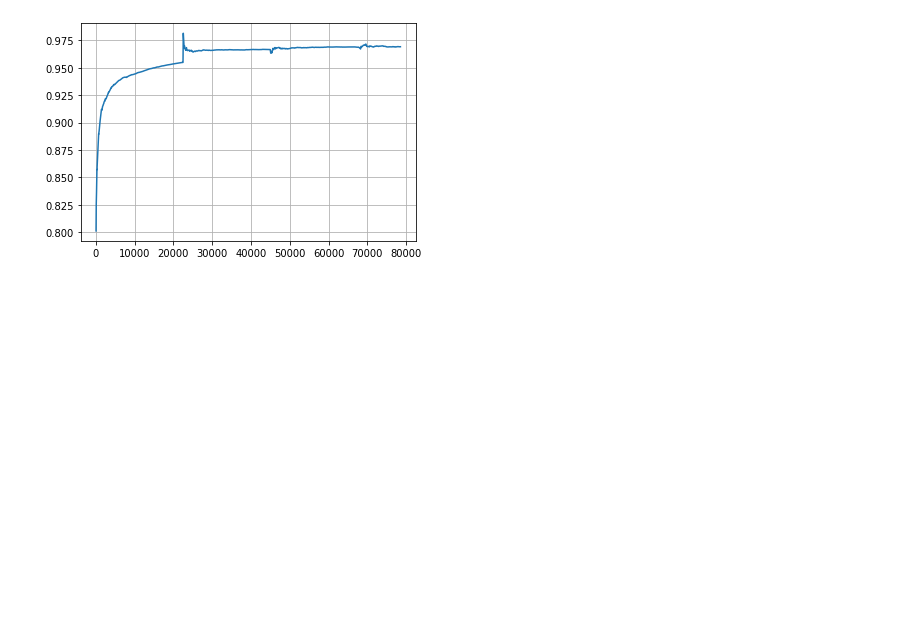
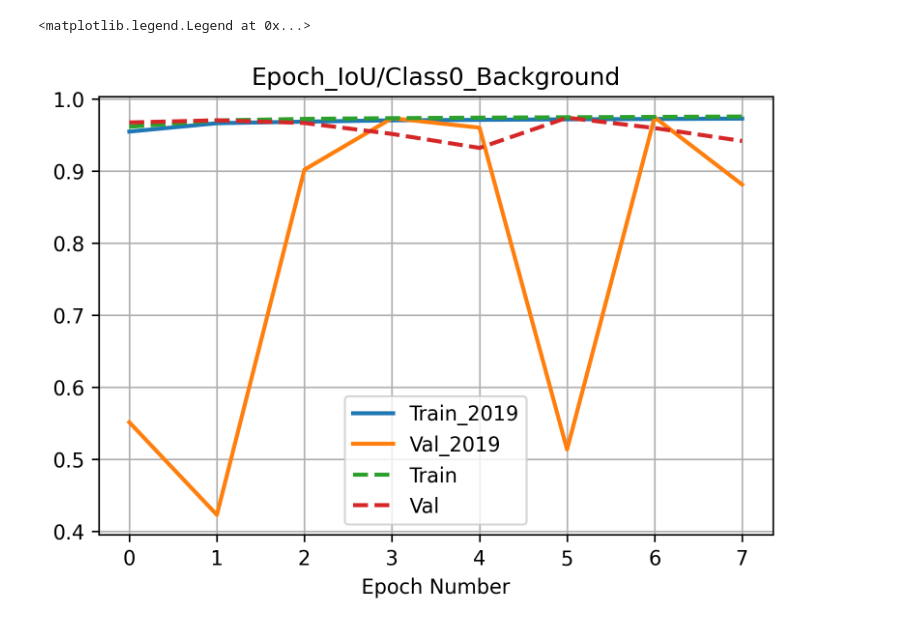
Before and after one commit to KolinGuo/BrainSeg, a Jupyter notebook: notebook/TensorBoard Plotting.ipynb, the cells around one changed output. Saved outputs shown, nothing was run; the diff lists cells and outputs as text; code cells hidden in the pictures; blank space fills up the shorter version.

Commit message:
Add TB plotting scripts

```diff
--- a/notebook/TensorBoard Plotting.ipynb
+++ b/notebook/TensorBoard Plotting.ipynb
@@ -44,5 +56,0 @@ wall_time, step, value \
-# %%
-plt.plot(step, value)
-plt.grid()
-# %% [output]
-[figure, removed]
@@ -48,0 +107,46 @@ plt.grid()
+# %%
+### UNet_Zero_Pad-512-SCCE2
+_, step, value \
+    = read_tb_csv('./run-fit_UNet_Zero_Pad-512-BSCCE2_train-tag-epoch_IoU_Class0_Background.csv')
+epoch_train_back_old = (step, value)
+
+_, step, value \
+    = read_tb_csv('./run-fit_UNet_Zero_Pad-512-BSCCE2_validation-tag-epoch_IoU_Class0_Background.csv')
+epoch_val_back_old = (step, value)
+
+_, step, value \
+    = read_tb_csv('./run-fit_UNet_Zero_Pad-512-BSCCE2_train-tag-epoch_IoU_Class1_Gray_Matter.csv')
+epoch_train_gray_old = (step, value)
+
+_, step, value \
+    = read_tb_csv('./run-fit_UNet_Zero_Pad-512-BSCCE2_validation-tag-epoch_IoU_Class1_Gray_Matter.csv')
+epoch_val_gray_old = (step, value)
+
+_, step, value \
+    = read_tb_csv('./run-fit_UNet_Zero_Pad-512-BSCCE2_train-tag-epoch_IoU_Class2_White_Matter.csv')
+epoch_train_white_old = (step, value)
+
+_, step, value \
+    = read_tb_csv('./run-fit_UNet_Zero_Pad-512-BSCCE2_validation-tag-epoch_IoU_Class2_White_Matter.csv')
+epoch_val_white_old = (step, value)
+
+_, step, value \
+    = read_tb_csv('./run-fit_UNet_Zero_Pad-512-BSCCE2_train-tag-epoch_IoU_Mean.csv')
+epoch_train_mean_old = (step, value)
+
+_, step, value \
+    = read_tb_csv('./run-fit_UNet_Zero_Pad-512-BSCCE2_validation-tag-epoch_IoU_Mean.csv')
+epoch_val_mean_old = (step, value)
+# %%
+plt.figure(dpi=300)
+plt.plot(epoch_train_back[0], epoch_train_back[1], '-', linewidth=2, label='Train_2019')
+plt.plot(epoch_val_back[0], epoch_val_back[1], '-', linewidth=2, label='Val_2019')
+plt.plot(epoch_train_back_old[0], epoch_train_back_old[1], '--', linewidth=2, label='Train')
+plt.plot(epoch_val_back_old[0], epoch_val_back_old[1], '--', linewidth=2, label='Val')
+plt.xlabel('Epoch Number')
+plt.title('Epoch_IoU/Class0_Background')
+plt.grid()
+plt.legend()
+# %% [output]
+<matplotlib.legend.Legend at 0x...>
+[figure, added]
```
Also changed, not shown: parts of 7 cells of this notebook.
